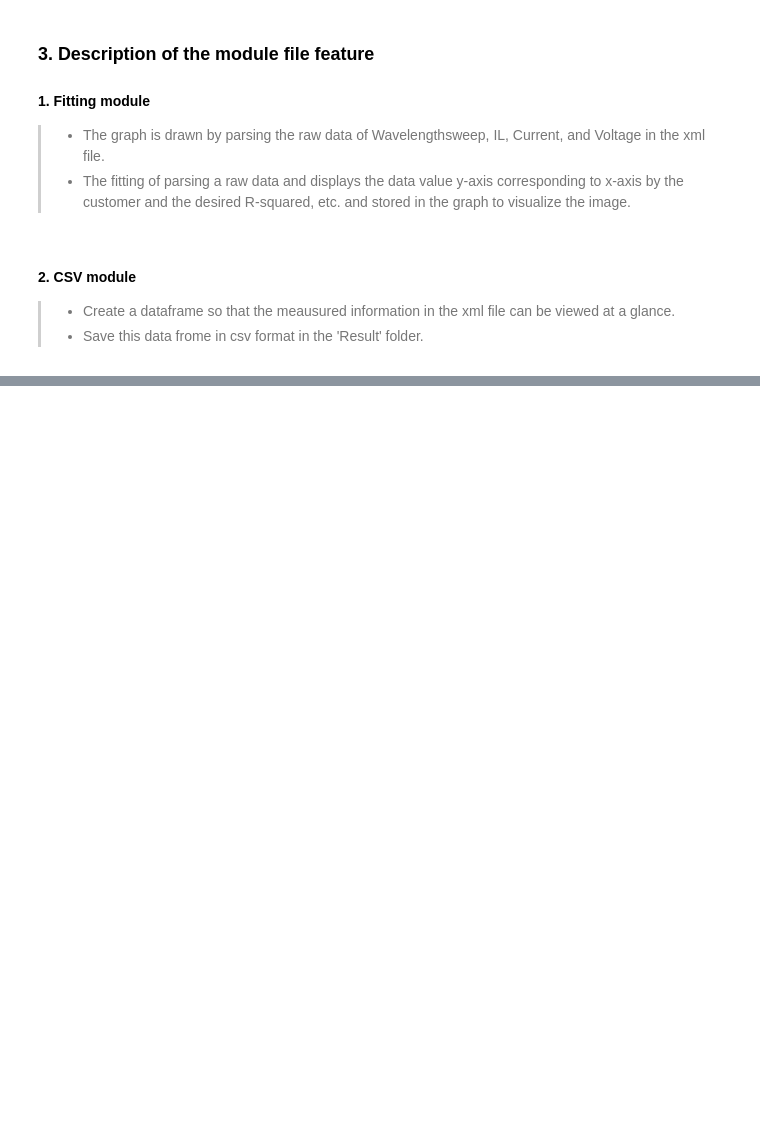
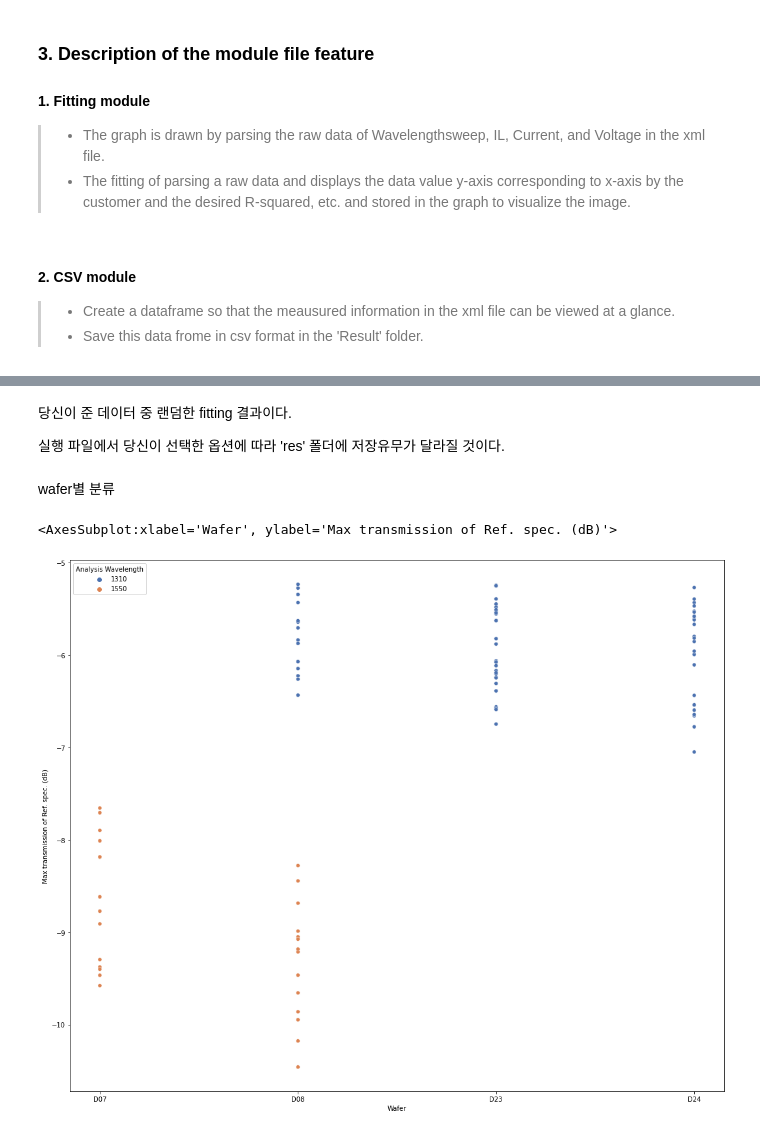
Before and after one commit to Jeon-suin/PE02_A02_SBBFU-1, a Jupyter notebook: Final Document.ipynb, the cells around one changed output, grey strips where cells are left out. Saved outputs shown, nothing was run; the diff lists cells and outputs as text; code cells hidden in the pictures; blank space fills up the shorter version.

```diff
--- a/Final Document.ipynb
+++ b/Final Document.ipynb
@@ -187,0 +141,17 @@ procwssfitting('.\dat\P184640\D07\20190715_190855\P184640_D07_(0,0)_GORILLA5_DCM
+# %% [markdown]
+당신이 준 데이터 중 랜덤한 fitting 결과이다.
+
+실행 파일에서 당신이 선택한 옵션에 따라 'res' 폴더에 저장유무가 달라질 것이다.
+# %%
+import pandas as pd
+import matplotlib.pyplot as plt
+import seaborn as sns
+
+df_res = pd.read_csv(r'./res/csv/process_Result.csv')
+# %% [markdown]
+wafer별 분류
+# %%
+sns.scatterplot(data=df_res,  x="Wafer", y="Max transmission of Ref. spec. (dB)",hue = "Analysis Wavelength",palette ="deep")
+# %% [output]
+<AxesSubplot:xlabel='Wafer', ylabel='Max transmission of Ref. spec. (dB)'>
+[figure, added]
```
Also changed, not shown: parts of 18 cells of this notebook, 4 other files.
